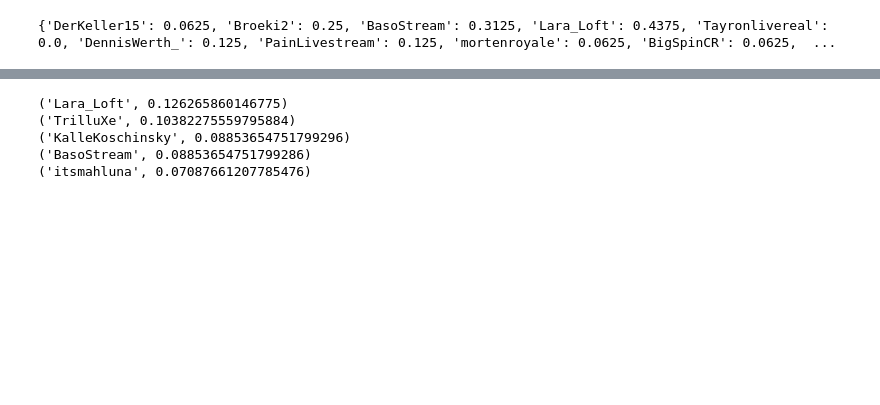
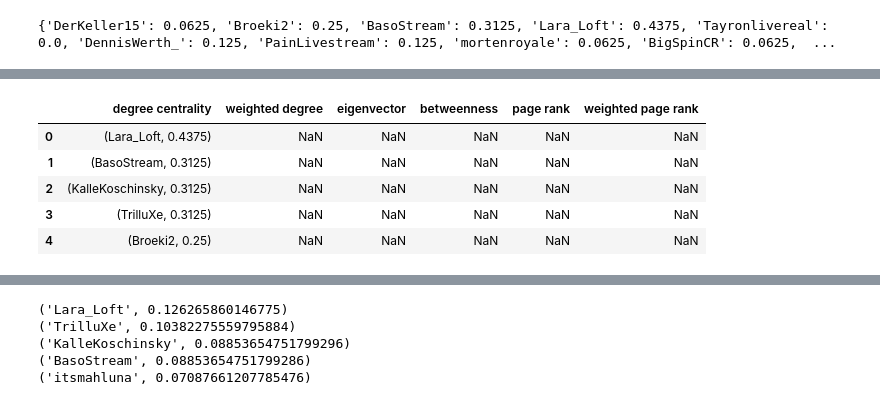
Before and after one commit to Silasueber/project2021, a Jupyter notebook: basic_graph_analysis.ipynb, the cells around one changed output, grey strips where cells are left out. Drawn from its saved outputs; the diff is of its cells as text; code cells hidden in the pictures; blank space fills up the shorter version.

```diff
--- a/basic_graph_analysis.ipynb
+++ b/basic_graph_analysis.ipynb
@@ -139,11 +171,15 @@ deg_cen = nx.degree_centrality(G)
 print(deg_cen)
 # %% [output]
 {'DerKeller15': 0.0625, 'Broeki2': 0.25, 'BasoStream': 0.3125, 'Lara_Loft': 0.4375, 'Tayronlivereal': 0.0, 'DennisWerth_': 0.125, 'PainLivestream': 0.125, 'mortenroyale': 0.0625, 'BigSpinCR': 0.0625,  ...
+# %%
+result_df=pd.DataFrame(columns=["degree centrality", "weighted degree", "eigenvector", "betweenness", "page rank", "weighted page rank"])
 # %%
 # The following expression sorts the dictionary by
 # degree centrality and returns the top 5 from a graph
 
-sorted(deg_cen.items(),
+deg_cen_res=sorted(deg_cen.items(),
        key=lambda x:x[1],
        reverse=True)[0:5]
+print(deg_cen_res)
+result_df["degree centrality"]=deg_cen_res
 # %% [output]
@@ -155,3 +187,12 @@ sorted(deg_cen.items(),
+# %%
+result_df.head()
+# %% [output]
+|  | degree centrality | weighted degree | eigenvector | betweenness | page rank | weighted page rank |
+| 0 | (Lara_Loft, 0.4375) | NaN | NaN | NaN | NaN | NaN |
+| 1 | (BasoStream, 0.3125) | NaN | NaN | NaN | NaN | NaN |
+| 2 | (KalleKoschinsky, 0.3125) | NaN | NaN | NaN | NaN | NaN |
+| 3 | (TrilluXe, 0.3125) | NaN | NaN | NaN | NaN | NaN |
+| 4 | (Broeki2, 0.25) | NaN | NaN | NaN | NaN | NaN |
 # %%
 def weighted_degree(G, weight):
     w_deg = {}
```
Also changed, not shown: parts of 23 cells of this notebook.
